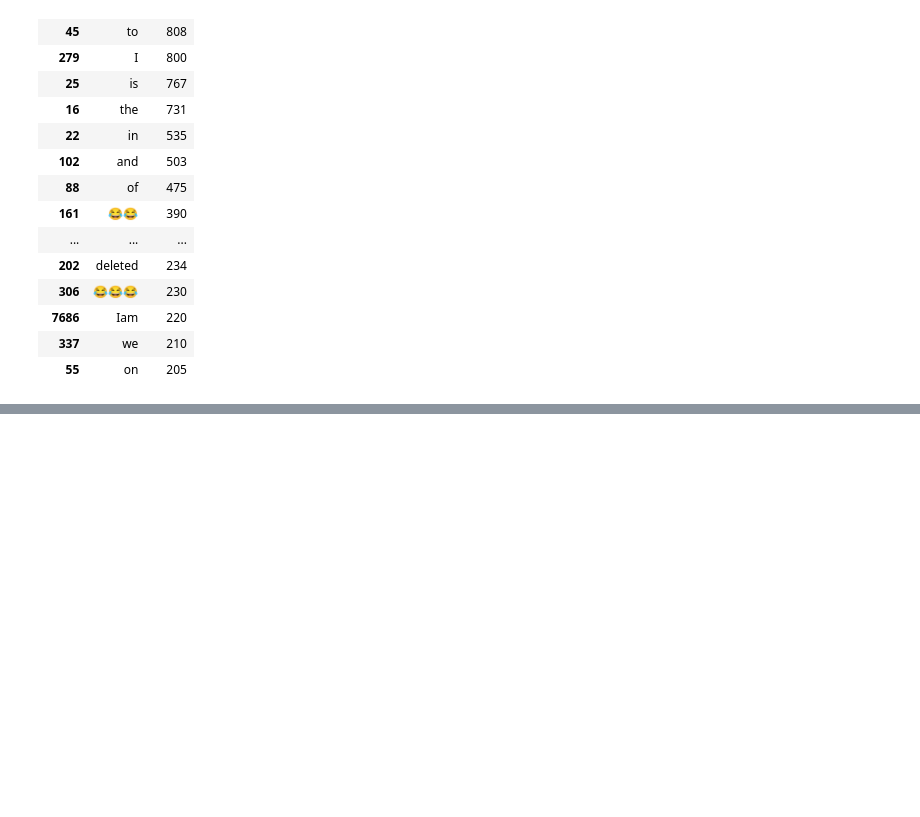
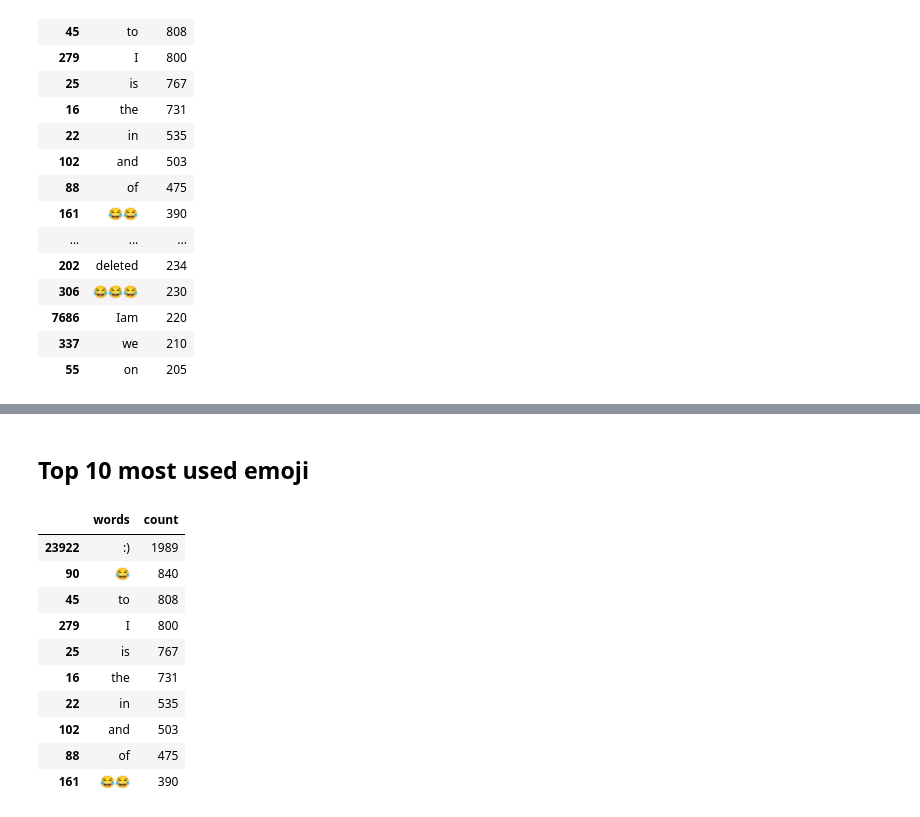
Before and after one commit to AdityaVSM/chat-analysis, a Jupyter notebook: Jakka Jawanas chat analysis.ipynb, the cells around one changed output, grey strips where cells are left out. Cells and saved outputs as stored; diff of their text form; code cells hidden in the pictures; blank space fills up the shorter version.

```diff
--- a/Jakka Jawanas chat analysis.ipynb
+++ b/Jakka Jawanas chat analysis.ipynb
@@ -248,0 +249,16 @@ plt.show()
+# %% [markdown]
+## Top 10 most used emoji
+# %%
+msgs_word_count_df.sort_values(by=['count'],ascending=False).head(10)
+# %% [output]
+|  | words | count |
+| 23922 | :) | 1989 |
+| 90 | 😂 | 840 |
+| 45 | to | 808 |
+| 279 | I | 800 |
+| 25 | is | 767 |
+| 16 | the | 731 |
+| 22 | in | 535 |
+| 102 | and | 503 |
+| 88 | of | 475 |
+| 161 | 😂😂 | 390 |
```
Also changed, not shown: parts of 7 cells of this notebook.
